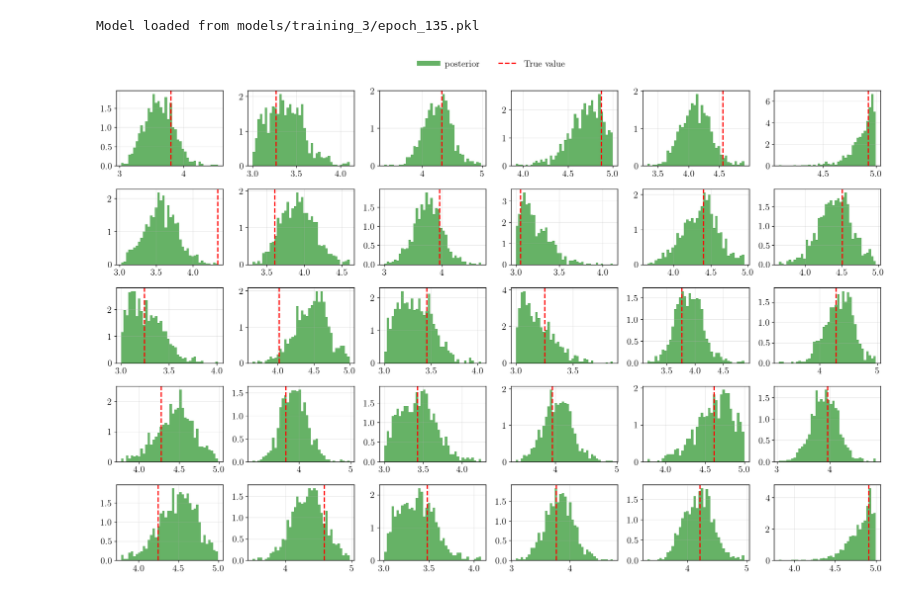
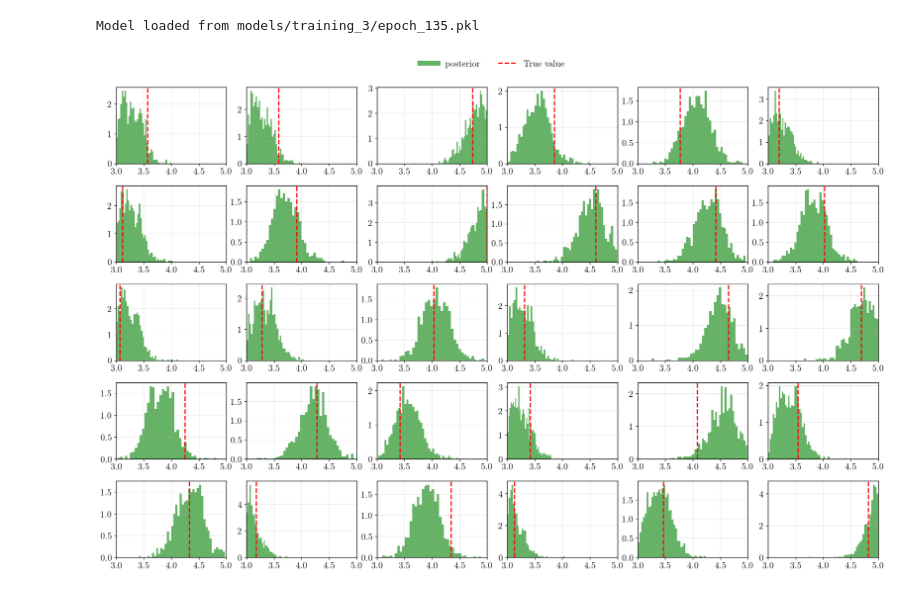
Before and after one commit to NilsCt/sbi-particle-physics, a Jupyter notebook: model_validator.ipynb, the cells around one changed output. Saved outputs shown, nothing was run; the diff lists cells and outputs as text; code cells hidden in the pictures.

Commit message:
Data diagnostics

```diff
--- a/model_validator.ipynb
+++ b/model_validator.ipynb
@@ -8,12 +8,12 @@ from diagnostics import Diagnostics
 # %%
-model = BackupManager.load_model_basic(directory="models/training_3")
+model = BackupManager.load_model_basic(directory="models/training_4")
 # %% [output]
 Model loaded from models/training_3/epoch_135.pkl
 # %%
-files = BackupManager.detect_files("data/main")[-10:] # 10 last files
+files = BackupManager.detect_files("data/main")[-5:] # 10 last files
 raw_data, raw_parameters, _ = BackupManager.load_data(files)
 data = model.normalizer.normalize_data(raw_data)
 parameters = model.normalizer.normalize_parameters(raw_parameters)
 # %%
-Diagnostics.simulation_based_calibration(model, data[:200], parameters[:200], num_posterior_samples=1000)
+ModelDiagnostics.simulation_based_calibration(model, data[:200], parameters[:200], num_posterior_samples=1000)
 # %%
@@ -29,4 +29,4 @@ Diagnostics.misspecification_test_mmd(model, data[-5002:-2], x_o=data[-1])
 # %%
-Diagnostics.many_posteriors(model, 0) # component 0 of the parameters (C_9)
+ModelDiagnostics.many_posteriors(model, parameter_component_index=0, x_min=3, x_max=5) # component 0 of the parameters (C_9)
 # %% [output]
-[figure, old version]
+[figure, new version]
```
Also changed, not shown: parts of 6 cells of this notebook, 6 other files.
